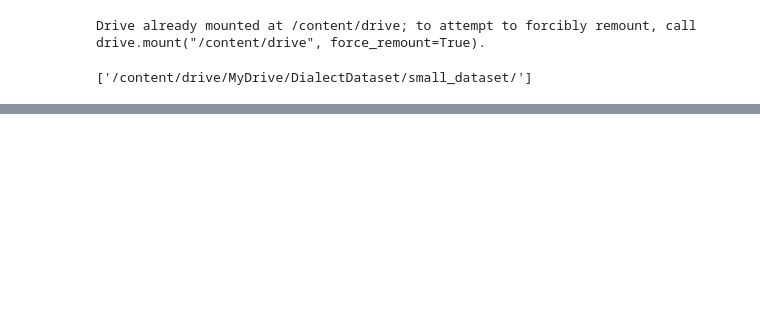
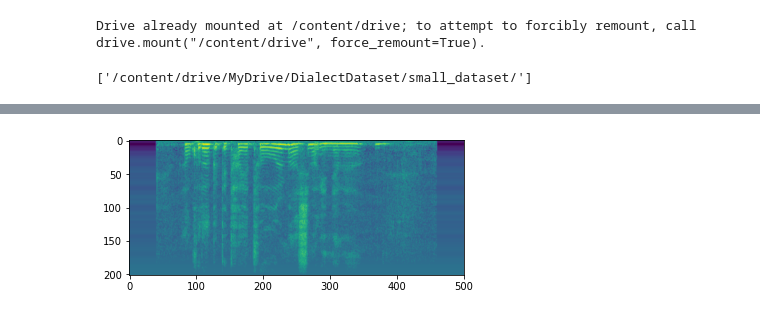
Before and after one commit to zambbo/CNN-DialectDetector, a Jupyter notebook: model.ipynb, the cells around one changed output, grey strips where cells are left out. Drawn from its saved outputs; the diff is of its cells as text; code cells hidden in the pictures; blank space fills up the shorter version.

```diff
--- a/model.ipynb
+++ b/model.ipynb
@@ -77,11 +77,14 @@ def make_tuple_data(dirs, max_num):
     r_data = [(s,m,c) for s,m,c in zip(spectro_data,mfcc_data,chroma_data)]
 
     return r_data
-jeonla_data = make_tuple_data(jeonla_dirs, 3)
-chungcheong_data = make_tuple_data(chungcheong_dirs, 3)
-gyeongsang_data = make_tuple_data(gyeongsang_dirs, 3)
-jeju_data = make_tuple_data(jeju_dirs, 3)
-gangwon_data = make_tuple_data(gangwon_dirs, 3)
+
+def make_tuple(max_num=2):
+    jeonla_data = make_tuple_data(jeonla_dirs, max_num)
+    chungcheong_data = make_tuple_data(chungcheong_dirs, max_num)
+    gyeongsang_data = make_tuple_data(gyeongsang_dirs, max_num)
+    jeju_data = make_tuple_data(jeju_dirs, max_num)
+    gangwon_data = make_tuple_data(gangwon_dirs, max_num)
+    return jeonla_data, chungcheong_data, gyeongsang_data, jeju_data, gangwon_data
 
 def print_data(r_data, region):
     if len(r_data)==0: return
@@ -89,6 +92,7 @@ def print_data(r_data, region):
     print(f"{region} tuple size", len(r_data[0]))
     print(f"{region} spec shape", r_data[0][0].shape)
 
+jeonla_data, chungcheong_data, gyeongsang_data, jeju_data, gangwon_data = make_tuple(2)
 print_data(jeonla_data, 'jeonla')
 print_data(chungcheong_data, 'chungcheong')
 print_data(gyeongsang_data, 'gyeongsang')
@@ -499,0 +578,4 @@ model = MultiModalDialectClassifier().to(device)
+# %%
+model.plotOriginalImage(dataset[0][0][0])
+# %% [output]
+[figure, added]
```
Also changed, not shown: parts of 22 cells of this notebook.
